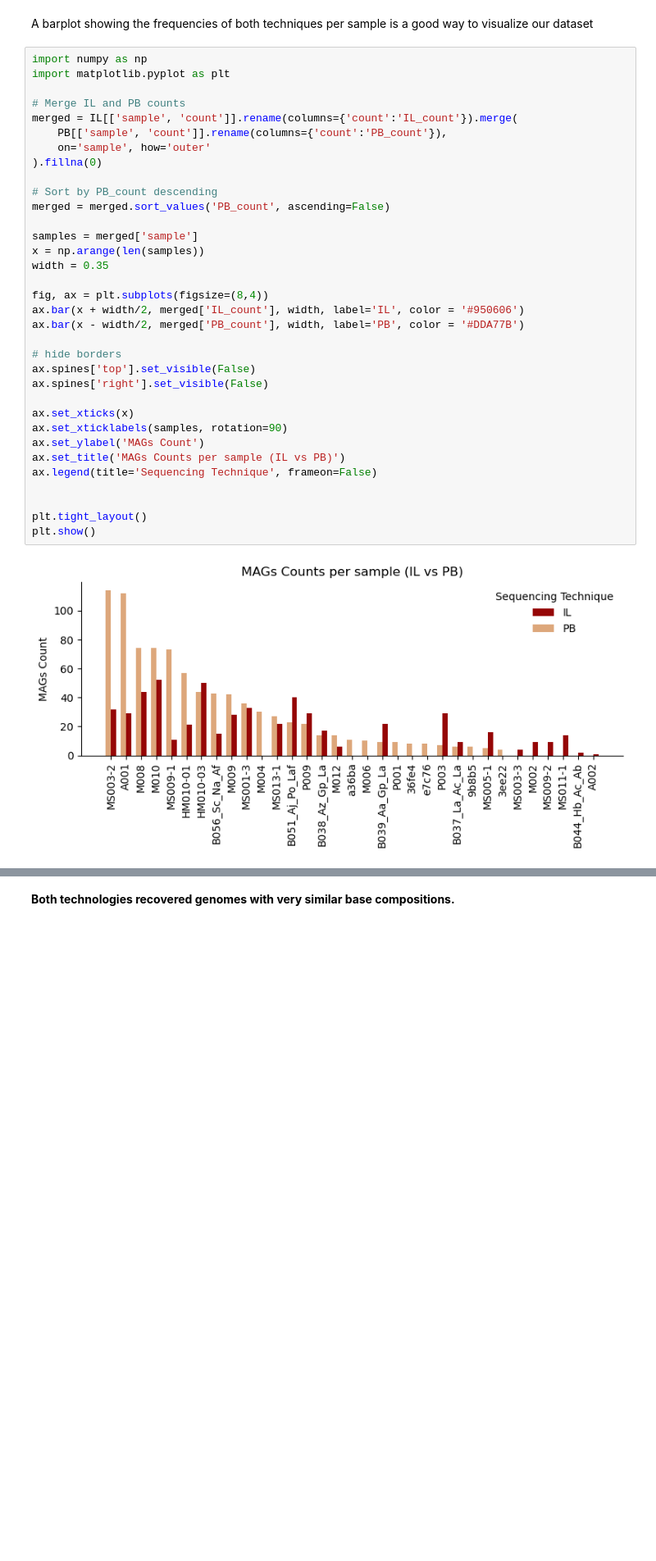
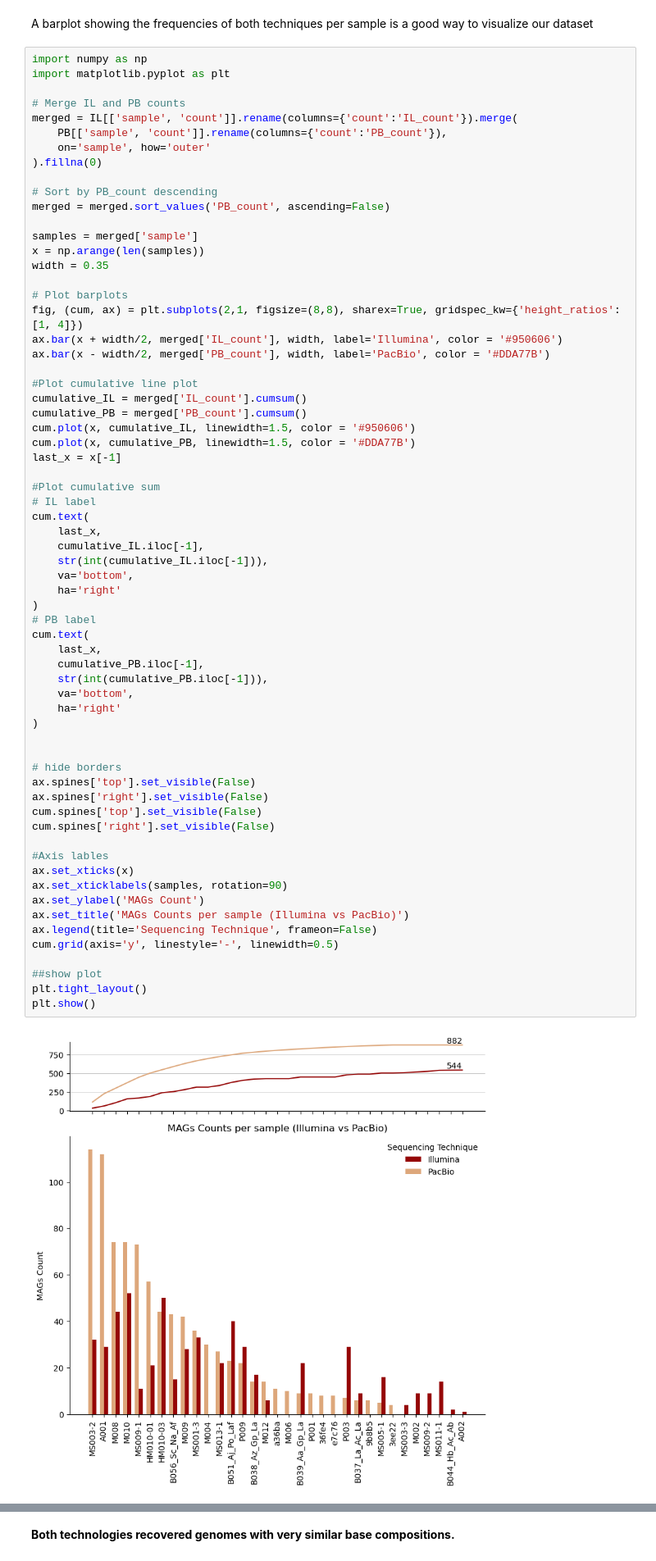
Before and after one commit to EneaMotta/Interplanetary_Microbiome, a Jupyter notebook: 01.2_Data_Exploration.ipynb, the cells around one changed output, grey strips where cells are left out. Shown: that part at 82% size. Saved outputs shown, nothing was run; the diff lists cells and outputs as text; blank space fills up the shorter version.

```diff
--- a/01.2_Data_Exploration.ipynb
+++ b/01.2_Data_Exploration.ipynb
@@ -69,39 +71,70 @@ A barplot showing the frequencies of both techniques per sample is a good way to
 # %%
 import numpy as np
 import matplotlib.pyplot as plt
 
 # Merge IL and PB counts
 merged = IL[['sample', 'count']].rename(columns={'count':'IL_count'}).merge(
     PB[['sample', 'count']].rename(columns={'count':'PB_count'}),
     on='sample', how='outer'
 ).fillna(0)
 
 # Sort by PB_count descending
 merged = merged.sort_values('PB_count', ascending=False)
 
 samples = merged['sample']
 x = np.arange(len(samples))
 width = 0.35
 
-fig, ax = plt.subplots(figsize=(8,4))
-ax.bar(x + width/2, merged['IL_count'], width, label='IL', color = '#950606')
-ax.bar(x - width/2, merged['PB_count'], width, label='PB', color = '#DDA77B')
+# Plot barplots
+fig, (cum, ax) = plt.subplots(2,1, figsize=(8,8), sharex=True, gridspec_kw={'height_ratios': [1, 4]})
+ax.bar(x + width/2, merged['IL_count'], width, label='Illumina', color = '#950606')
+ax.bar(x - width/2, merged['PB_count'], width, label='PacBio', color = '#DDA77B')
+
+#Plot cumulative line plot
+cumulative_IL = merged['IL_count'].cumsum()
+cumulative_PB = merged['PB_count'].cumsum()
+cum.plot(x, cumulative_IL, linewidth=1.5, color = '#950606')
+cum.plot(x, cumulative_PB, linewidth=1.5, color = '#DDA77B')
+last_x = x[-1]
+
+#Plot cumulative sum
+# IL label
+cum.text(
+    last_x,
+    cumulative_IL.iloc[-1],
+    str(int(cumulative_IL.iloc[-1])),
+    va='bottom',
+    ha='right'
+)
+# PB label
+cum.text(
+    last_x,
+    cumulative_PB.iloc[-1],
+    str(int(cumulative_PB.iloc[-1])),
+    va='bottom',
+    ha='right'
+)
+
 
 # hide borders
 ax.spines['top'].set_visible(False)
 ax.spines['right'].set_visible(False)
+cum.spines['top'].set_visible(False)
+cum.spines['right'].set_visible(False)
 
+#Axis lables
 ax.set_xticks(x)
 ax.set_xticklabels(samples, rotation=90)
 ax.set_ylabel('MAGs Count')
-ax.set_title('MAGs Counts per sample (IL vs PB)')
+ax.set_title('MAGs Counts per sample (Illumina vs PacBio)')
 ax.legend(title='Sequencing Technique', frameon=False)
+cum.grid(axis='y', linestyle='-', linewidth=0.5)
 
-
+##show plot
 plt.tight_layout()
 plt.show()
 # %% [output]
-[figure, old version]
+[figure, new version]
 # %% [markdown]
 ## Question 2: Are all samples sequenced by both techniques?
 The next step is to divide an count for each sample how many *sample-id* start with IL or PB prefix and summarize the results in a graphic visualization
```
Also changed, not shown: parts of 28 cells of this notebook, 5 other files.
